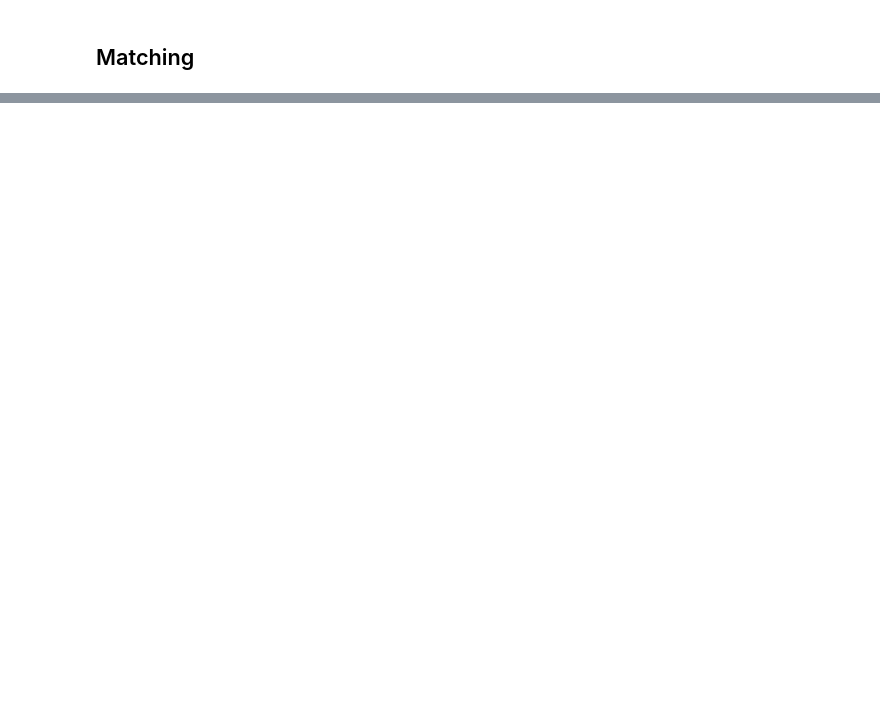
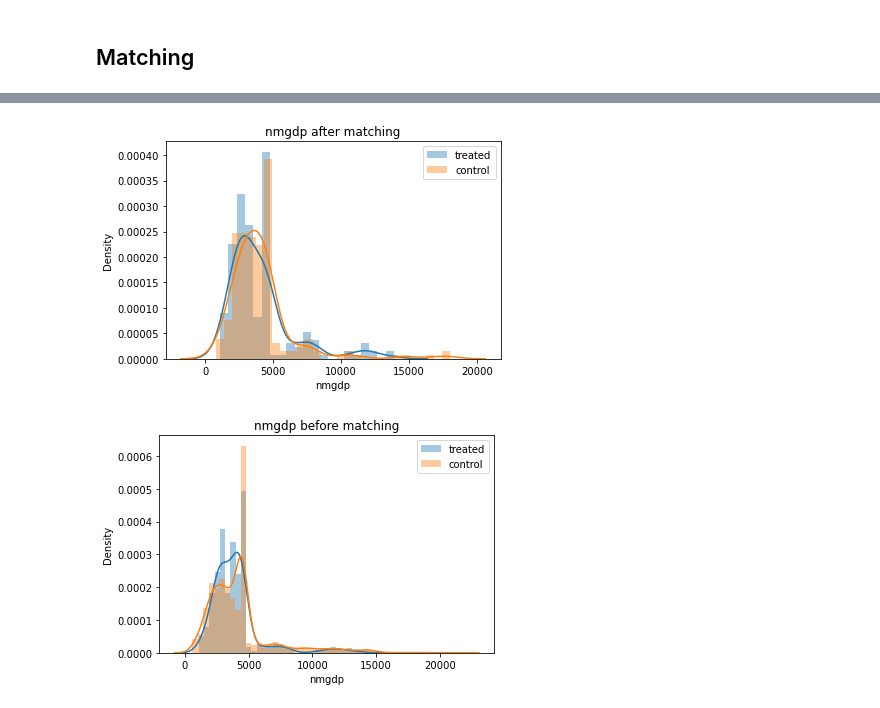
Before and after one commit to epfl-ada/ada-2020-project-milestone-p3-p3_limonada, a Jupyter notebook: creative_extension.ipynb, the cells around one changed output, grey strips where cells are left out. Cells and saved outputs as stored; diff of their text form; code cells hidden in the pictures; blank space fills up the shorter version.

```diff
--- a/creative_extension.ipynb
+++ b/creative_extension.ipynb
@@ -1205,0 +1254,2 @@ len(pred_no_gini[pred_no_gini > 0.5])/len(pred_no_gini)
+# %%
+match_no_gini= match_treatment_control(treatment_df, control_df, eps=0.05)
@@ -1205,0 +1260,19 @@ len(pred_no_gini[pred_no_gini > 0.5])/len(pred_no_gini)
+# %%
+import seaborn as sns
+#import matplotlib.pyplot as plt
+pair_control = control_df.loc[match_no_gini.values()]
+pair_treatment = treatment_df.loc[match_no_gini.keys()]
+
+ax = sns.distplot(pair_treatment['nmgdp'], hist=True, label='treated');
+ax = sns.distplot(pair_control['nmgdp'], hist=True, label='control')
+ax.set(title='nmgdp after matching',xlabel='nmgdp')
+plt.legend()
+plt.show()
+ax = sns.distplot(treatment_df['nmgdp'], hist=True, label='treated');
+ax = sns.distplot(control_df['nmgdp'], hist=True, label='control')
+ax.set(title='nmgdp before matching',xlabel='nmgdp')
+plt.legend()
+plt.show()
+# %% [output]
+[figure, added]
+[figure, added]
```
Also changed, not shown: parts of 37 cells of this notebook.
